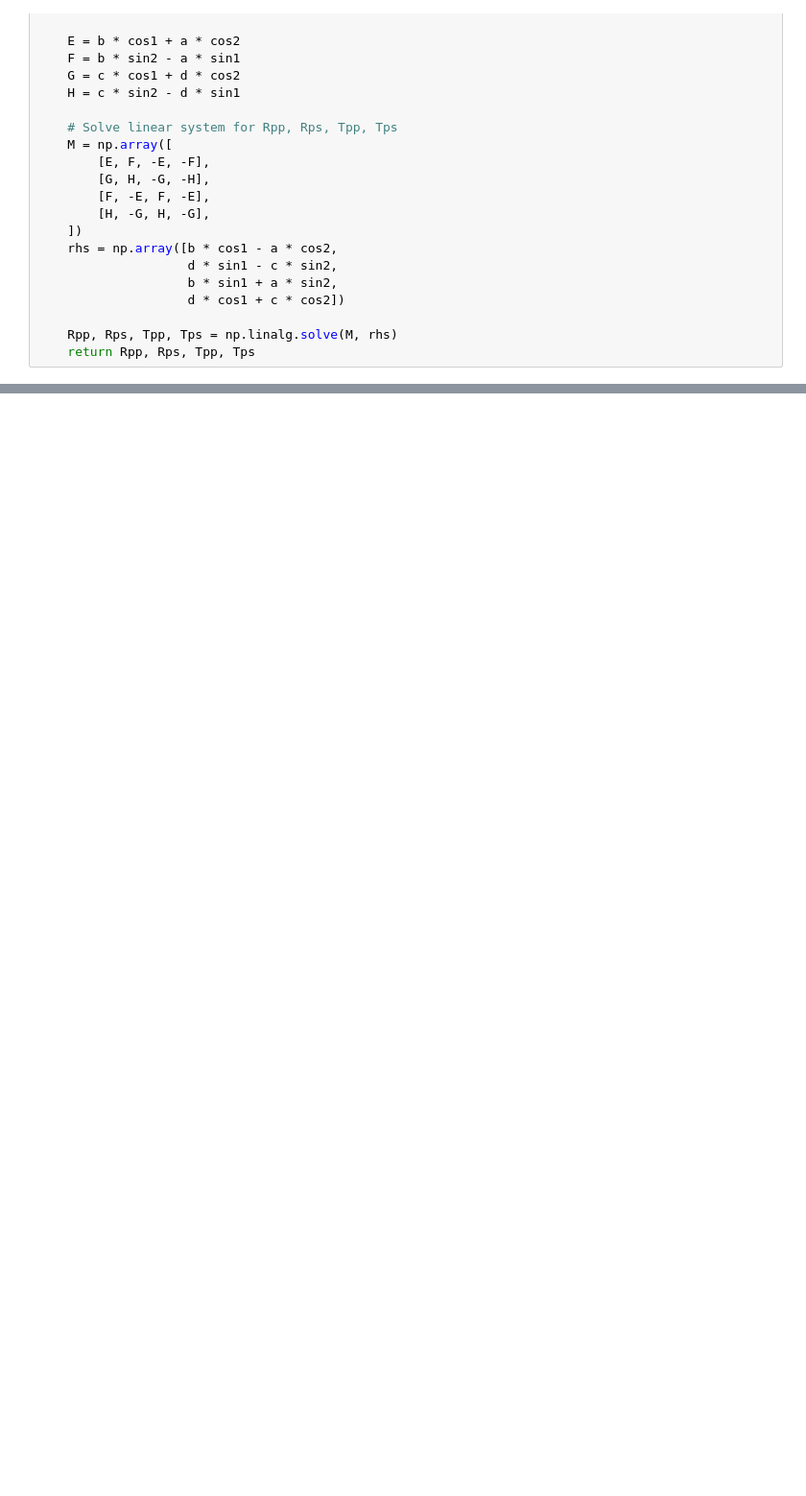
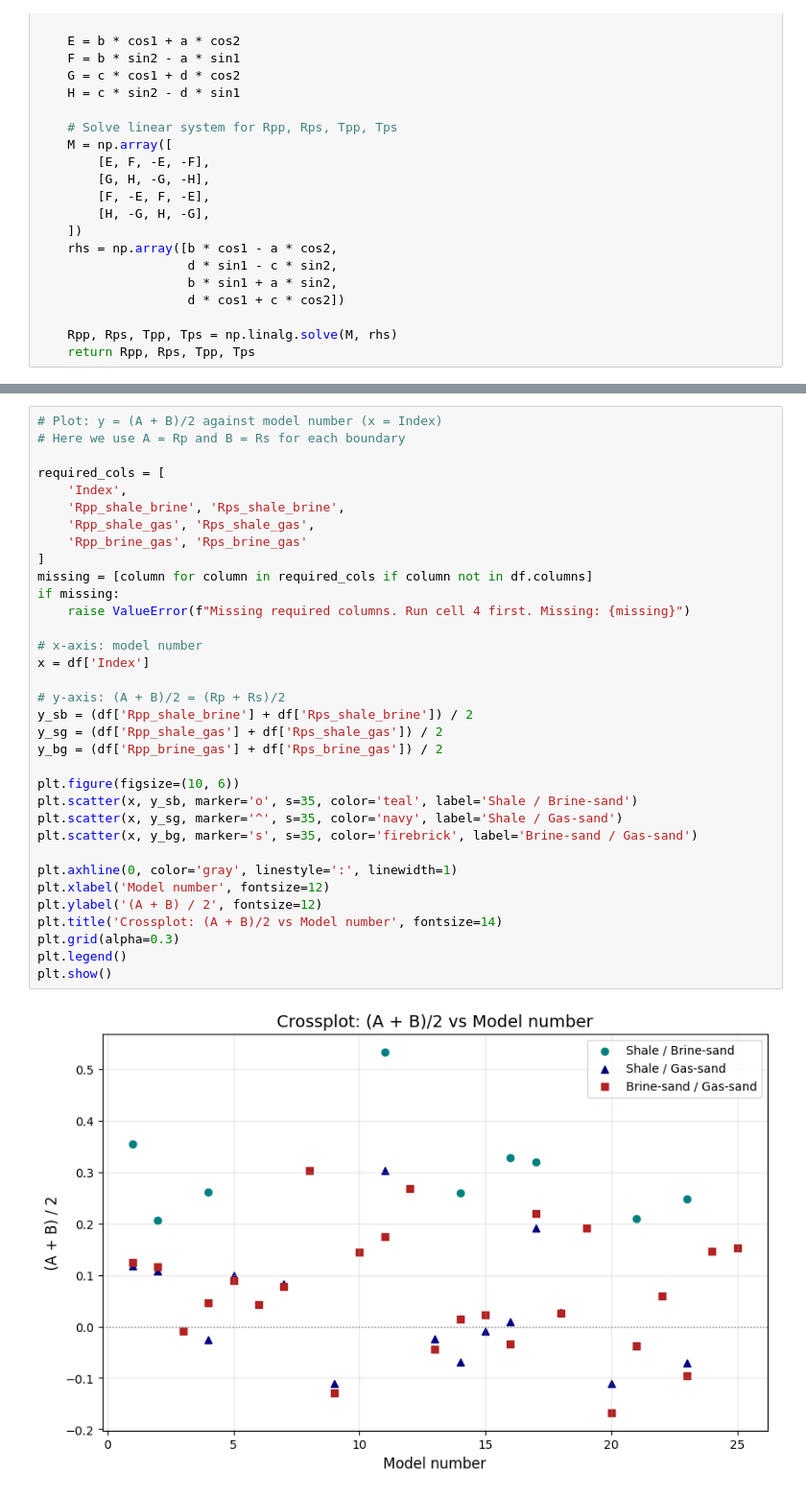
Before and after one commit to erikooooo/well_data_preprocessing, a Jupyter notebook: Excercise_3/Code/AVO_2.ipynb, the cells around one changed output, grey strips where cells are left out. Shown at 96% size. Drawn from its saved outputs; the diff is of its cells as text; blank space fills up the shorter version.

```diff
--- a/Excercise_3/Code/AVO_2.ipynb
+++ b/Excercise_3/Code/AVO_2.ipynb
@@ -47,0 +193,36 @@ def zoeppritz(vp1, vs1, rho1, vp2, vs2, rho2, theta_deg):
+# %%
+# Plot: y = (A + B)/2 against model number (x = Index)
+# Here we use A = Rp and B = Rs for each boundary
+
+required_cols = [
+    'Index',
+    'Rpp_shale_brine', 'Rps_shale_brine',
+    'Rpp_shale_gas', 'Rps_shale_gas',
+    'Rpp_brine_gas', 'Rps_brine_gas'
+]
+missing = [column for column in required_cols if column not in df.columns]
+if missing:
+    raise ValueError(f"Missing required columns. Run cell 4 first. Missing: {missing}")
+
+# x-axis: model number
+x = df['Index']
+
+# y-axis: (A + B)/2 = (Rp + Rs)/2
+y_sb = (df['Rpp_shale_brine'] + df['Rps_shale_brine']) / 2
+y_sg = (df['Rpp_shale_gas'] + df['Rps_shale_gas']) / 2
+y_bg = (df['Rpp_brine_gas'] + df['Rps_brine_gas']) / 2
+
+plt.figure(figsize=(10, 6))
+plt.scatter(x, y_sb, marker='o', s=35, color='teal', label='Shale / Brine-sand')
+plt.scatter(x, y_sg, marker='^', s=35, color='navy', label='Shale / Gas-sand')
+plt.scatter(x, y_bg, marker='s', s=35, color='firebrick', label='Brine-sand / Gas-sand')
+
+plt.axhline(0, color='gray', linestyle=':', linewidth=1)
+plt.xlabel('Model number', fontsize=12)
+plt.ylabel('(A + B) / 2', fontsize=12)
+plt.title('Crossplot: (A + B)/2 vs Model number', fontsize=14)
+plt.grid(alpha=0.3)
+plt.legend()
+plt.show()
+# %% [output]
+[figure, added]
```
Also changed, not shown: parts of 4 cells of this notebook, 1 other file.
